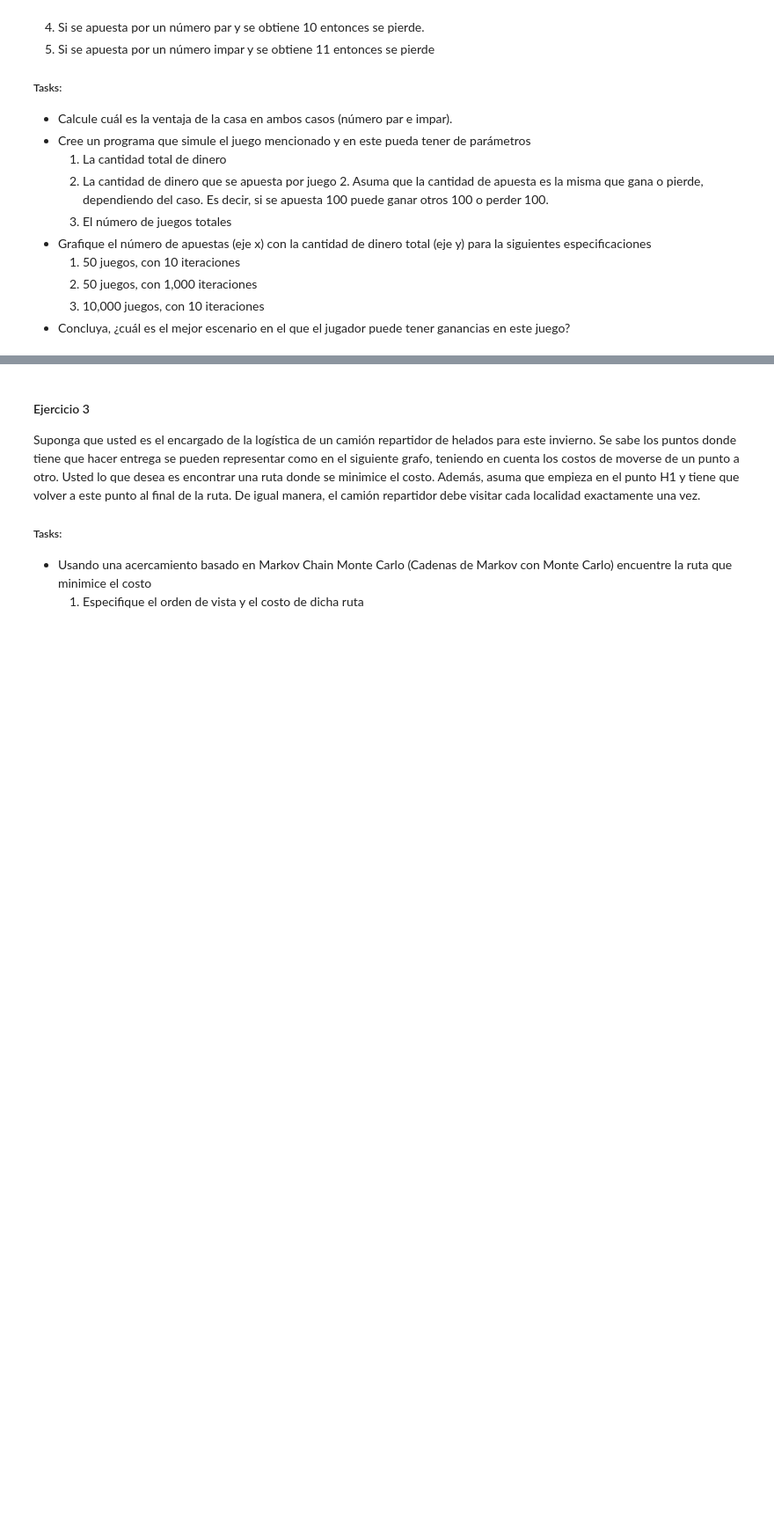
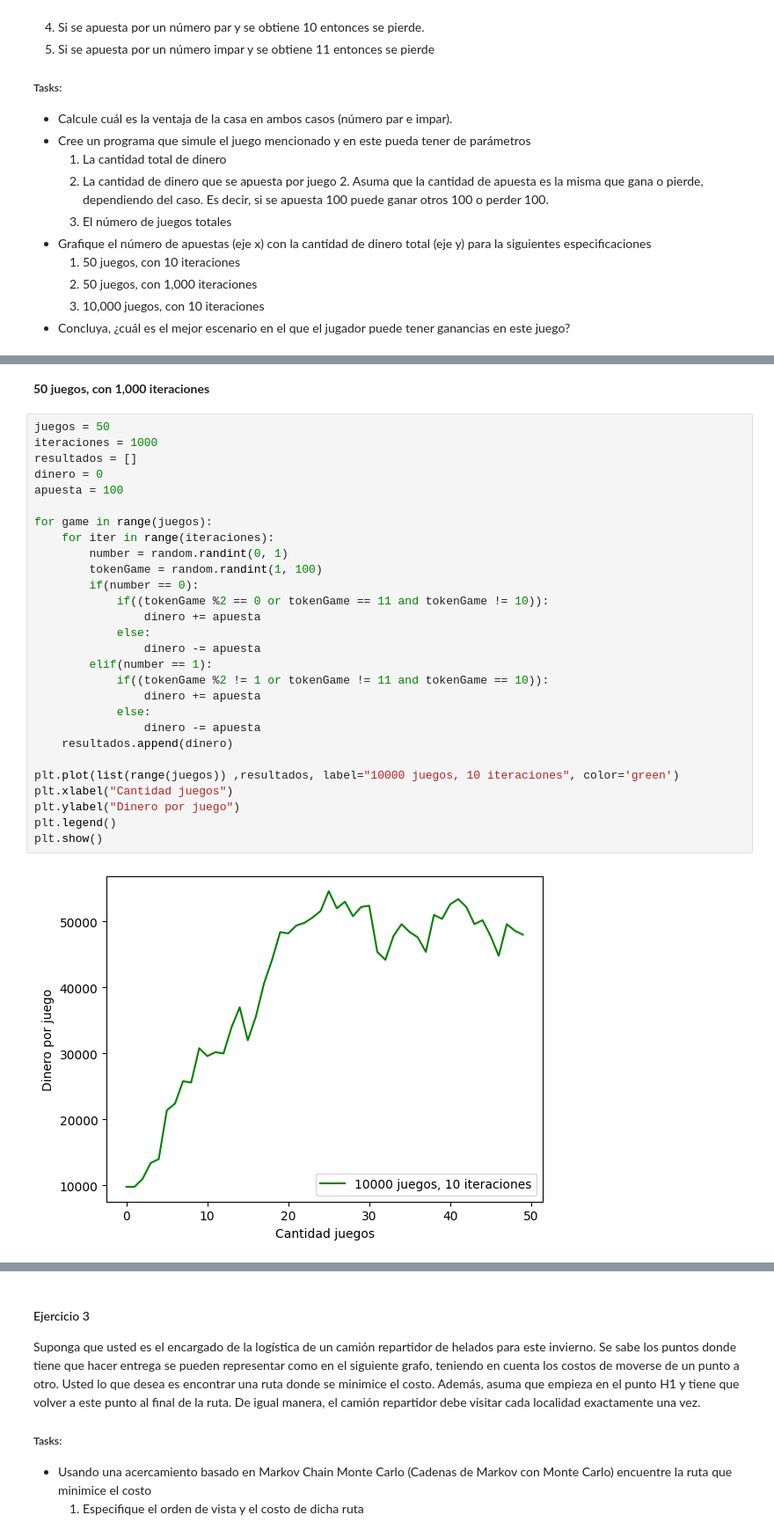
Before and after one commit to Mar19845/MicroProyecto-6, a Jupyter notebook: MicroProyecto-6.ipynb, the cells around one changed output, grey strips where cells are left out. Shown: that part at 88% size. Saved outputs shown, nothing was run; the diff lists cells and outputs as text; blank space fills up the shorter version.

```diff
--- a/MicroProyecto-6.ipynb
+++ b/MicroProyecto-6.ipynb
@@ -89,0 +122,32 @@ Las reglas son las siguientes:
+# %% [markdown]
+**50 juegos, con 1,000 iteraciones**
+# %%
+juegos = 50
+iteraciones = 1000
+resultados = []
+dinero = 0
+apuesta = 100
+
+for game in range(juegos):
+    for iter in range(iteraciones):
+        number = random.randint(0, 1)
+        tokenGame = random.randint(1, 100)
+        if(number == 0):
+            if((tokenGame %2 == 0 or tokenGame == 11 and tokenGame != 10)):
+                dinero += apuesta
+            else:
+                dinero -= apuesta
+        elif(number == 1):
+            if((tokenGame %2 != 1 or tokenGame != 11 and tokenGame == 10)):
+                dinero += apuesta
+            else:
+                dinero -= apuesta
+    resultados.append(dinero)
+
+plt.plot(list(range(juegos)) ,resultados, label="10000 juegos, 10 iteraciones", color='green')
+plt.xlabel("Cantidad juegos")
+plt.ylabel("Dinero por juego")
+plt.legend()
+plt.show()
+# %% [output]
+[figure, added]
```
Also changed, not shown: parts of 9 cells of this notebook.
